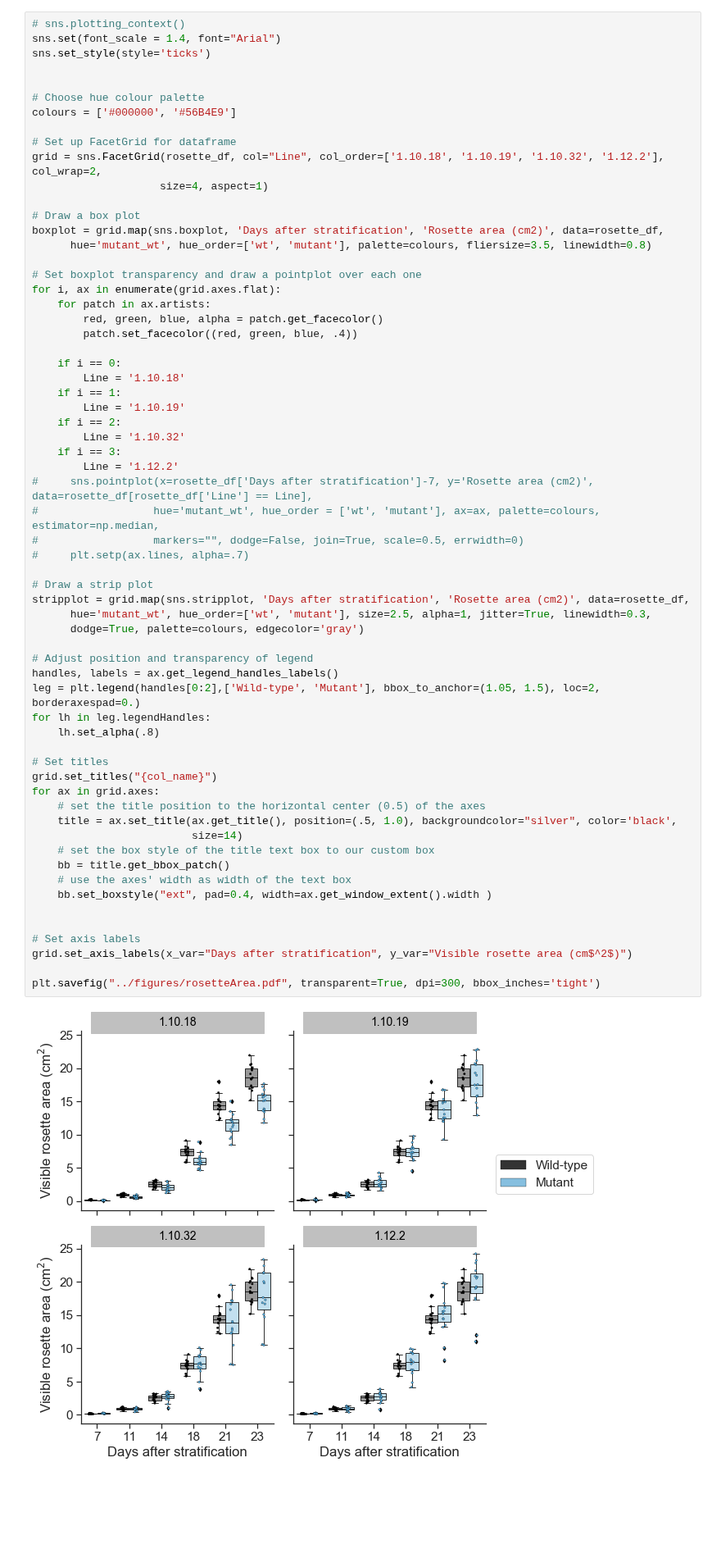
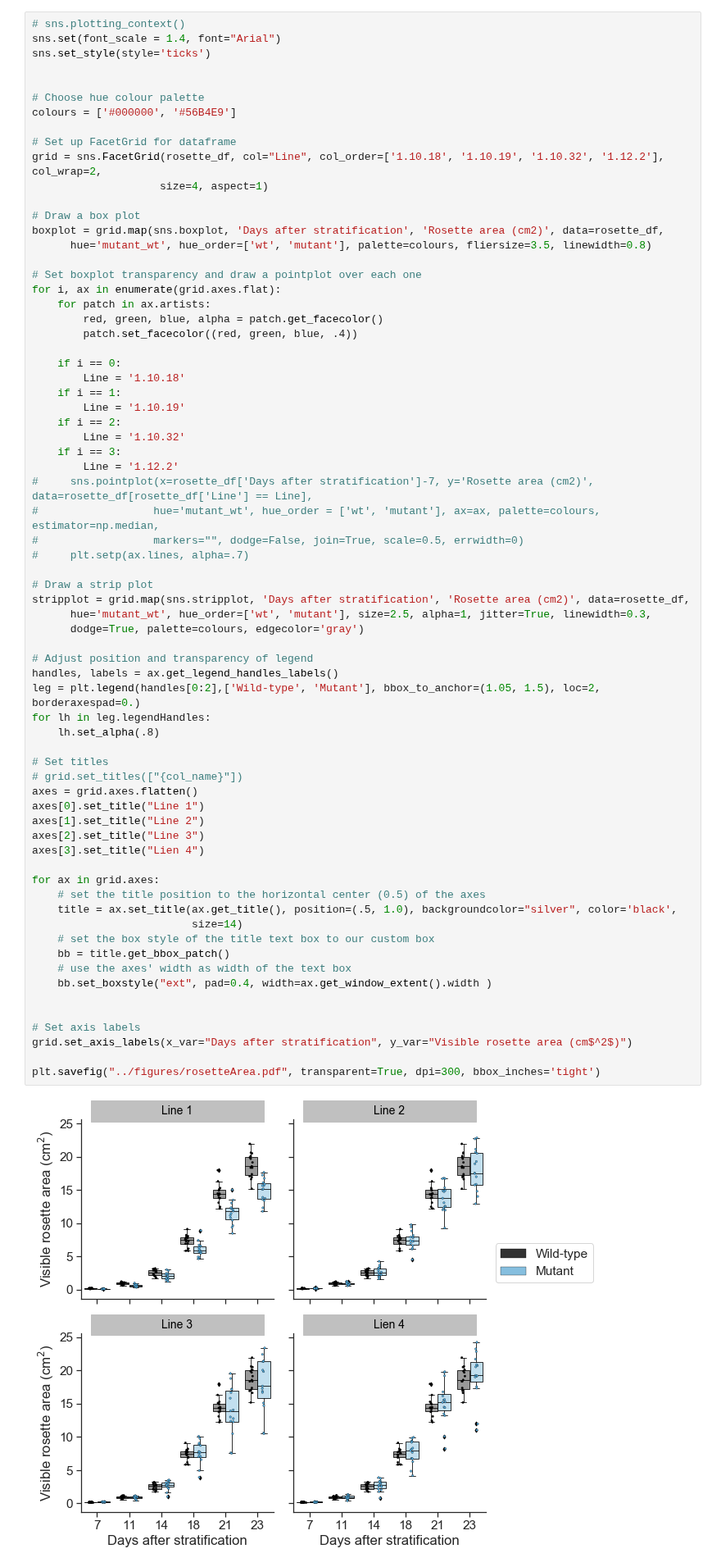
Before and after one commit to RonaCostello/Thesis, a Jupyter notebook: plots/chapter3_rosetteArea.ipynb, the cells around one changed output. Shown at 82% size. Saved outputs shown, nothing was run; the diff lists cells and outputs as text; blank space fills up the shorter version.

```diff
--- a/plots/chapter3_rosetteArea.ipynb
+++ b/plots/chapter3_rosetteArea.ipynb
@@ -95,35 +95,41 @@ for i, ax in enumerate(grid.axes.flat):
 #                  markers="", dodge=False, join=True, scale=0.5, errwidth=0)
 #     plt.setp(ax.lines, alpha=.7)
 
 # Draw a strip plot
 stripplot = grid.map(sns.stripplot, 'Days after stratification', 'Rosette area (cm2)', data=rosette_df,
       hue='mutant_wt', hue_order=['wt', 'mutant'], size=2.5, alpha=1, jitter=True, linewidth=0.3,
       dodge=True, palette=colours, edgecolor='gray')
 
 # Adjust position and transparency of legend
 handles, labels = ax.get_legend_handles_labels()
 leg = plt.legend(handles[0:2],['Wild-type', 'Mutant'], bbox_to_anchor=(1.05, 1.5), loc=2, borderaxespad=0.)
 for lh in leg.legendHandles:
     lh.set_alpha(.8)
 
 # Set titles
-grid.set_titles("{col_name}")
+# grid.set_titles(["{col_name}"])
+axes = grid.axes.flatten()
+axes[0].set_title("Line 1")
+axes[1].set_title("Line 2")
+axes[2].set_title("Line 3")
+axes[3].set_title("Lien 4")
+
 for ax in grid.axes:
     # set the title position to the horizontal center (0.5) of the axes
     title = ax.set_title(ax.get_title(), position=(.5, 1.0), backgroundcolor="silver", color='black',
                          size=14)
     # set the box style of the title text box to our custom box
     bb = title.get_bbox_patch()
     # use the axes' width as width of the text box
     bb.set_boxstyle("ext", pad=0.4, width=ax.get_window_extent().width )
 
 
 # Set axis labels
 grid.set_axis_labels(x_var="Days after stratification", y_var="Visible rosette area (cm$^2$)")
 
 plt.savefig("../figures/rosetteArea.pdf", transparent=True, dpi=300, bbox_inches='tight')
 # %% [output]
-[figure, old version]
+[figure, new version]
 # %% [markdown]
 ### Just plot a pointplot + error bars
 # %%
```
Also changed, not shown: parts of 2 cells of this notebook, 4 other files.
